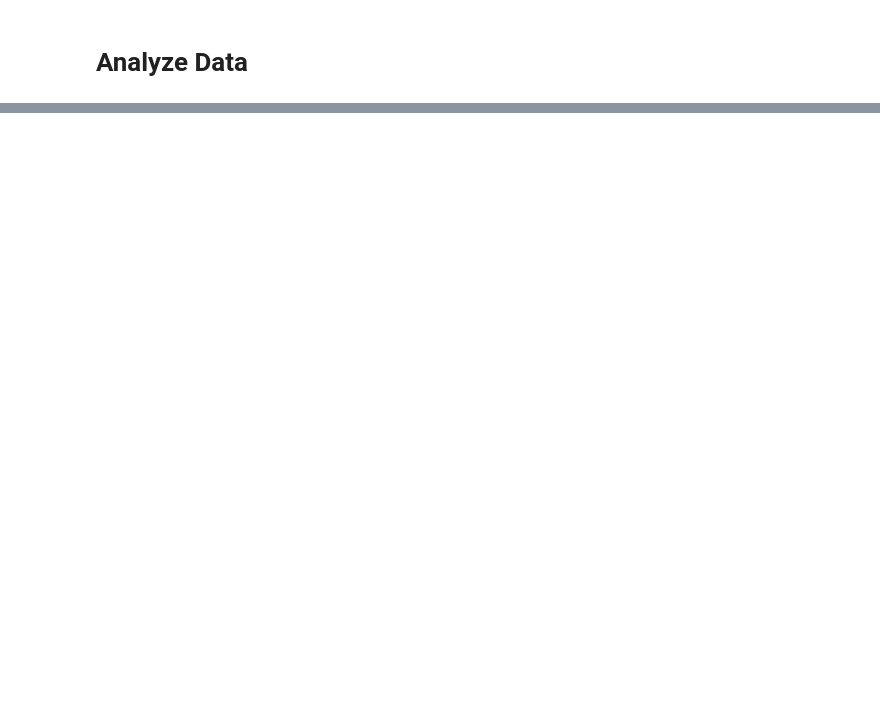
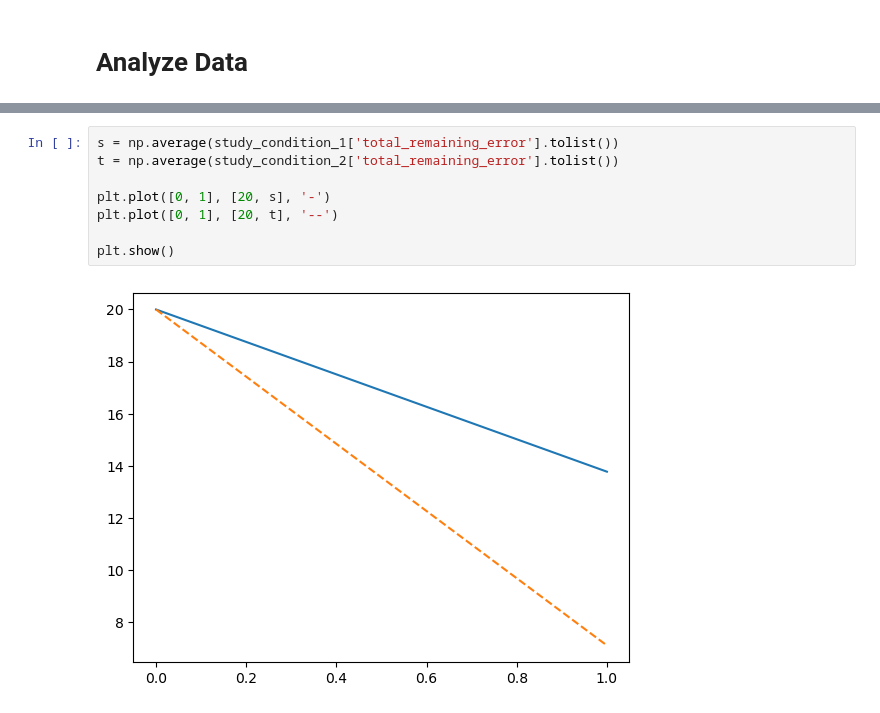
Before and after one commit to Ethan-Schneider/analysis_code, a Jupyter notebook: input_file_recovery.ipynb, the cells around one changed output, grey strips where cells are left out. Cells and saved outputs as stored; diff of their text form; blank space fills up the shorter version.

```diff
--- a/input_file_recovery.ipynb
+++ b/input_file_recovery.ipynb
@@ -176,0 +258,10 @@ for scenario in
+# %%
+s = np.average(study_condition_1['total_remaining_error'].tolist())
+t = np.average(study_condition_2['total_remaining_error'].tolist())
+
+plt.plot([0, 1], [20, s], '-')
+plt.plot([0, 1], [20, t], '--')
+
+plt.show()
+# %% [output]
+[figure, added]
```
Also changed, not shown: parts of 34 cells of this notebook.
